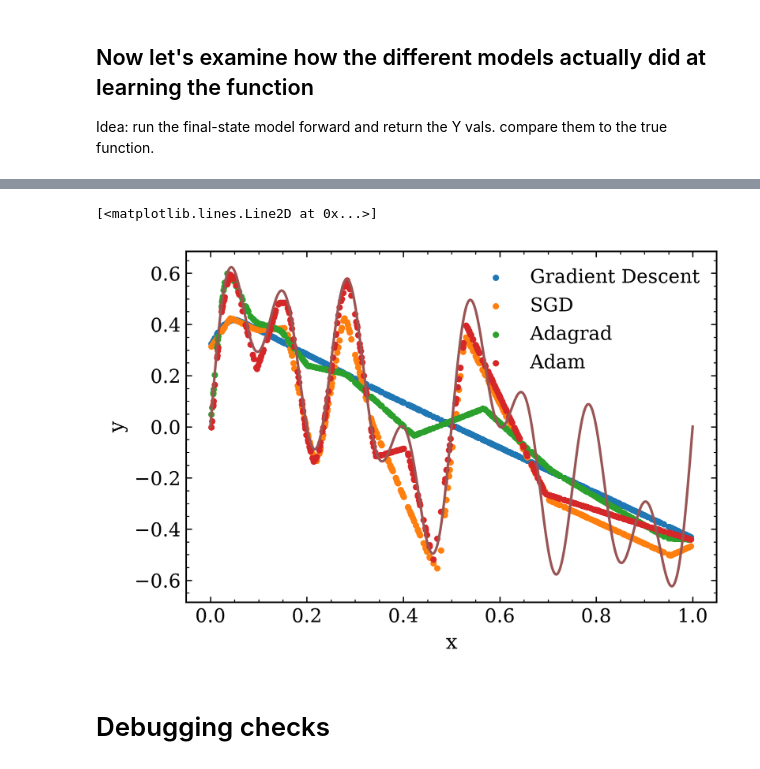
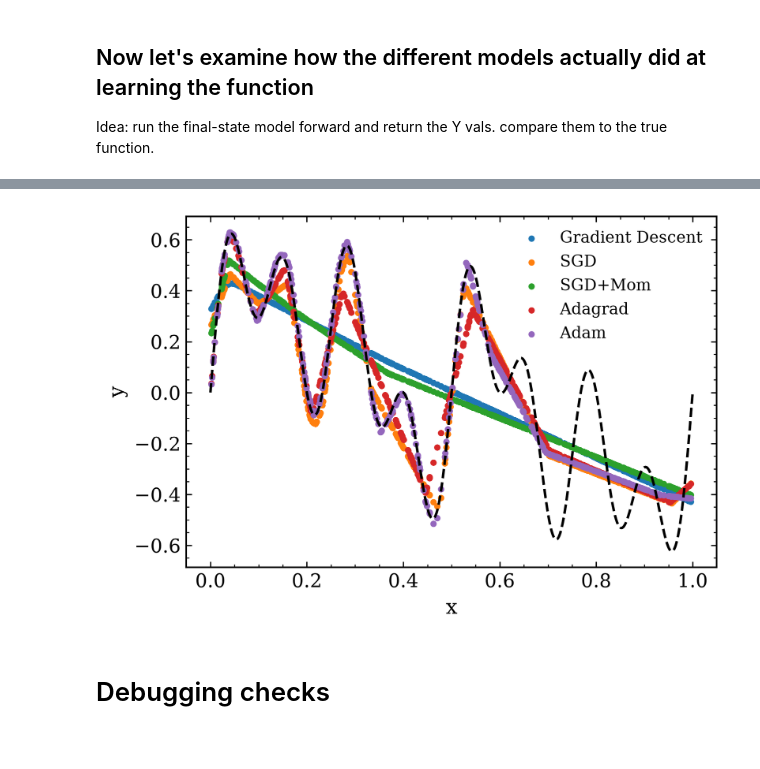
Before and after one commit to chrissellgren/ML_f26, a Jupyter notebook: lab1/lab1.ipynb, the cells around one changed output, grey strips where cells are left out. Drawn from its saved outputs; the diff is of its cells as text; code cells hidden in the pictures.

```diff
--- a/lab1/lab1.ipynb
+++ b/lab1/lab1.ipynb
@@ -473,25 +495,27 @@ Text(0, 0.5, 'Loss')
 # %%
 ## Try learning function plot with 15000 epochs
 plt.figure(figsize=(6,4),dpi=300)
 X_mask = X[:500]
 
-Yhat_GD = forward_batch(params_GD, X_mask)
-Yhat_SGD = forward_batch(params_SGD, X_mask)
-Yhat_adagrad = forward_batch(params_adagrad, X_mask)
-Yhat_adam = forward_batch(params_adam, X_mask)
+Yhat_GD_1500 = forward_batch(params_GD_1500, X_mask)
+Yhat_SGD_1500 = forward_batch(params_SGD_1500, X_mask)
+Yhat_SGD_mom_1500 = forward_batch(params_SGD_mom_1500, X_mask)
+Yhat_adagrad_1500 = forward_batch(params_adagrad_1500, X_mask)
+Yhat_adam_1500 = forward_batch(params_adam_1500, X_mask)
 
 
-plt.scatter(X_mask,Yhat_GD,marker='.',label='Gradient Descent')
-plt.scatter(X_mask,Yhat_SGD,marker='.',label='SGD')
-plt.scatter(X_mask,Yhat_adagrad,marker='.',label='Adagrad')
-plt.scatter(X_mask, Yhat_adam,marker='.',label='Adam')
-plt.legend()
+plt.scatter(X_mask,Yhat_GD_1500,marker='.',label='Gradient Descent')
+plt.scatter(X_mask,Yhat_SGD_1500,marker='.',label='SGD')
+plt.scatter(X_mask,Yhat_SGD_mom_1500,marker='.',label='SGD+Mom')
+plt.scatter(X_mask,Yhat_adagrad_1500,marker='.',label='Adagrad')
+plt.scatter(X_mask, Yhat_adam_1500,marker='.',label='Adam')
+plt.legend(fontsize=10)
 plt.xlabel("x")
 plt.ylabel("y")
-plt.plot(np.array(grid), np.array(target_fn(grid)), color="#9a5555", lw=1.6)
+plt.plot(np.array(grid), np.array(target_fn(grid)), color="black", linestyle='--',lw=1.6)
+plt.savefig('figs/fxn_fits_1500.png')
 # %% [output]
-[<matplotlib.lines.Line2D at 0x...>]
-[figure, old version]
+[figure, new version]
 # %% [markdown]
 # Debugging checks
 # %%
```
Also changed, not shown: parts of 10 cells of this notebook, 8 other files.
